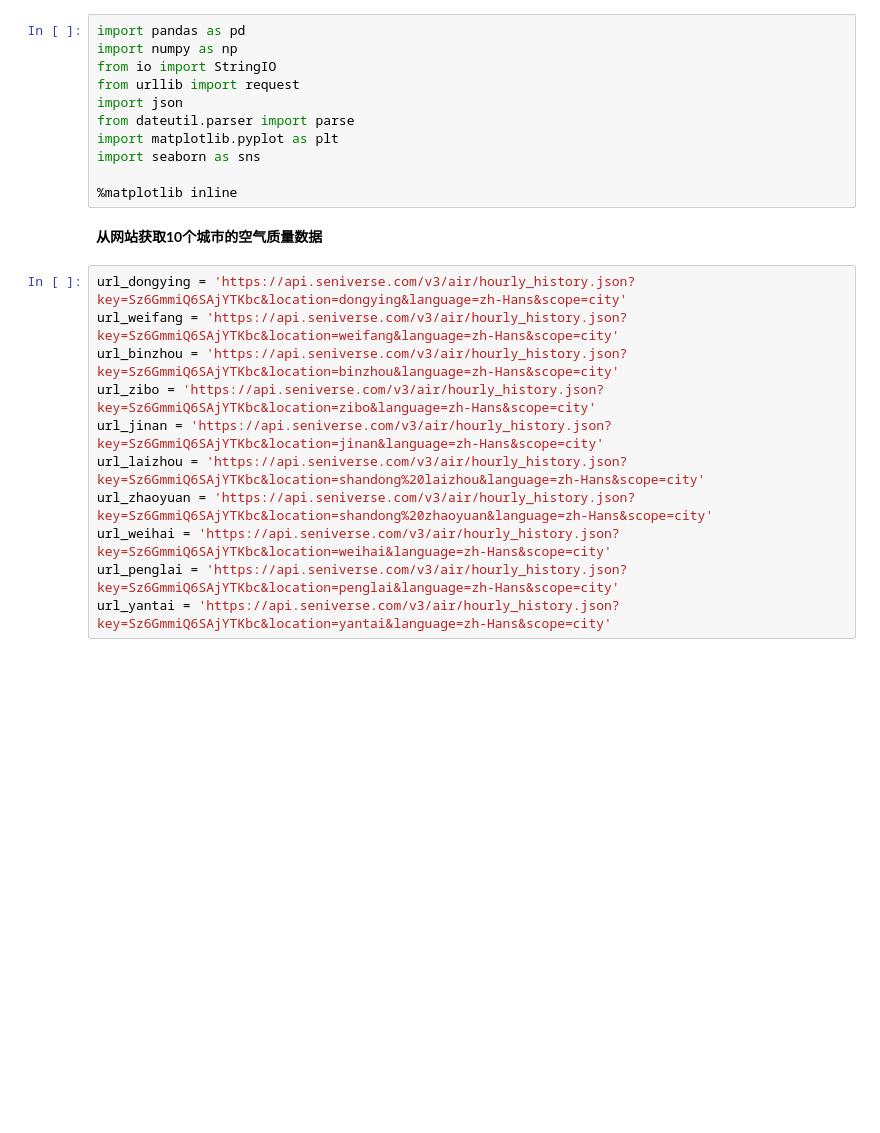
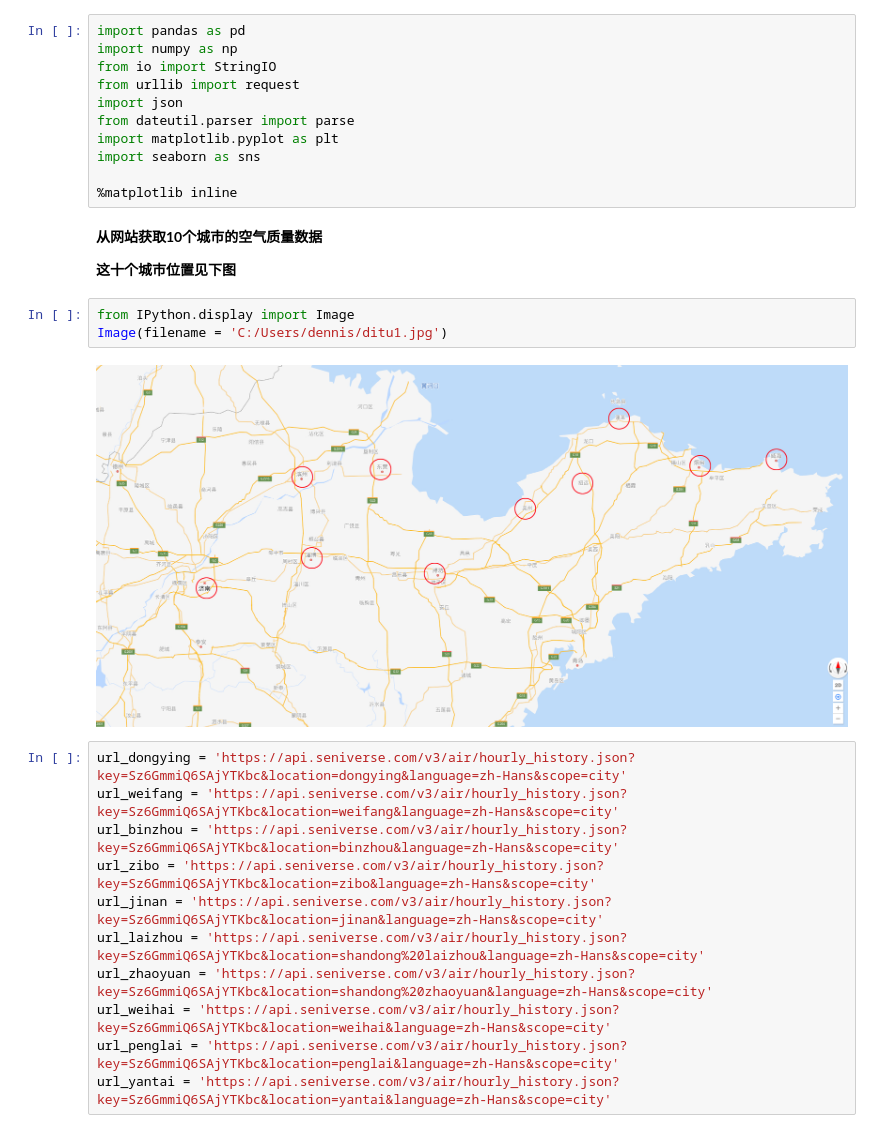
Before and after one commit to dennis0818/weather_data_analysis, a Jupyter notebook: （胶东半岛）大气环境数据分析.ipynb, the cells around one changed output. Saved outputs shown, nothing was run; the diff lists cells and outputs as text; blank space fills up the shorter version.

```diff
--- a/（胶东半岛）大气环境数据分析.ipynb
+++ b/（胶东半岛）大气环境数据分析.ipynb
@@ -24,6 +24,13 @@ import seaborn as sns
 %matplotlib inline
 # %% [markdown]
 **从网站获取10个城市的空气质量数据**
+
+**这十个城市位置见下图**
+# %%
+from IPython.display import Image
+Image(filename = 'C:/Users/dennis/ditu1.jpg')
+# %% [output]
+[figure, added]
 # %%
 url_dongying = 'https://api.seniverse.com/v3/air/hourly_history.json?key=Sz6GmmiQ6SAjYTKbc&location=dongying&language=zh-Hans&scope=city'
 url_weifang = 'https://api.seniverse.com/v3/air/hourly_history.json?key=Sz6GmmiQ6SAjYTKbc&location=weifang&language=zh-Hans&scope=city'
```
Also changed, not shown: 1 other file.
